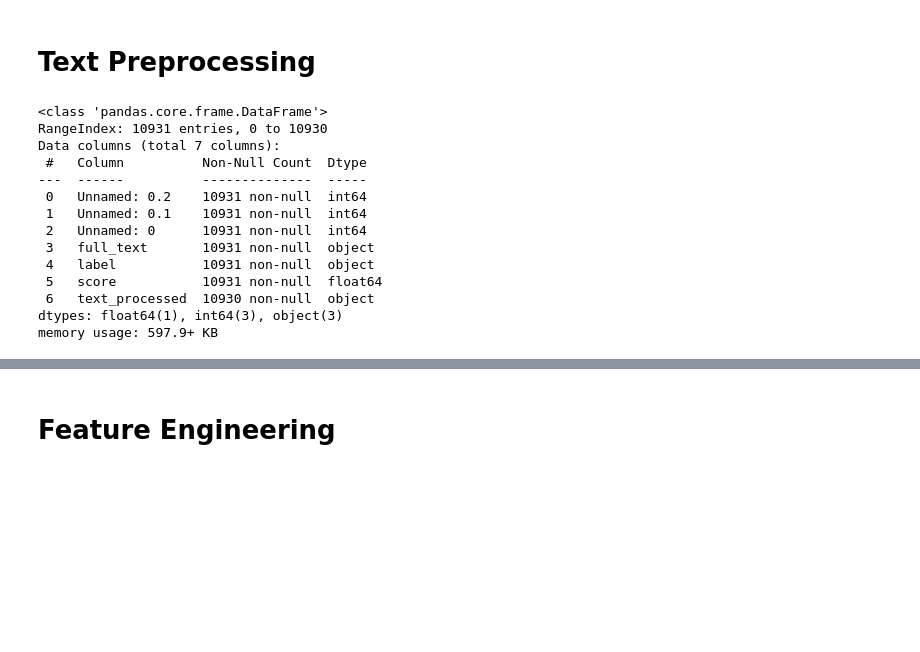
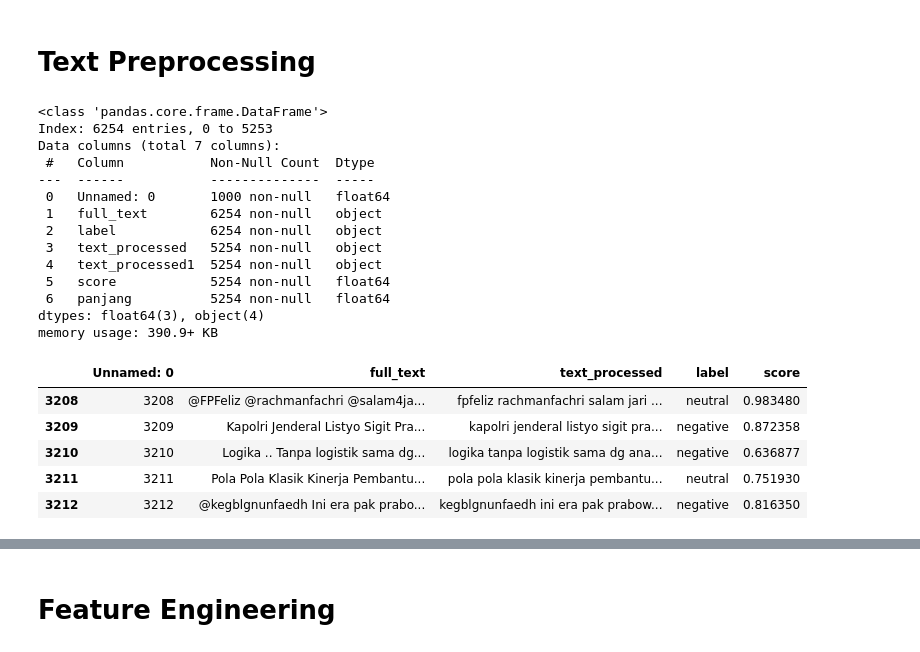
Before and after one commit to amongnikol/analisis_sentimen_prabowo, a Jupyter notebook: prabowo.ipynb, the cells around one changed output, grey strips where cells are left out. Cells and saved outputs as stored; diff of their text form; code cells hidden in the pictures; blank space fills up the shorter version.

```diff
--- a/prabowo.ipynb
+++ b/prabowo.ipynb
@@ -36,23 +36,34 @@ from tensorflow.keras.utils import to_categorical
 [nltk_data] Downloading package punkt_tab to
 [nltk_data]     C:\Users\akmal\AppData\Roaming\nltk_data...
 [nltk_data]   Package punkt_tab is already up-to-date!
+# %%
+import pandas as pd
+
+pd.set_option('display.max_columns', None)  # Tampilkan semua kolom
+pd.set_option('display.max_rows', 100)      # Bisa disesuaikan untuk baris
+pd.set_option('display.width', None)        # Biarkan lebar layar fleksibel
+pd.set_option('display.max_colwidth', None) # Tampilkan isi kolom panjang
 # %% [markdown]
 # Text Preprocessing
 # %%
-df = pd.read_csv('dataset/text/prabowo_clean_text.csv')
+
+df = pd.read_csv('dataset/prabowo_w11wo_90.csv')
+df1 = pd.read_csv('dataset/text/prabowo_text_positive1000.csv')
+df1 = df1.rename(columns={'text':'full_text'})
+df = pd.concat([df1, df], axis=0)
 df.info()
 # %% [output]
 <class 'pandas.core.frame.DataFrame'>
-RangeIndex: 10931 entries, 0 to 10930
+Index: 6254 entries, 0 to 5253
 Data columns (total 7 columns):
- #   Column          Non-Null Count  Dtype
----  ------          --------------  -----
- 0   Unnamed: 0.2    10931 non-null  int64
- 1   Unnamed: 0.1    10931 non-null  int64
- 2   Unnamed: 0      10931 non-null  int64
- 3   full_text       10931 non-null  object
- 4   label           10931 non-null  object
- 5   score           10931 non-null  float64
- 6   text_processed  10930 non-null  object
-dtypes: float64(1), int64(3), object(3)
-memory usage: 597.9+ KB
+ #   Column           Non-Null Count  Dtype
+---  ------           --------------  -----
+ 0   Unnamed: 0       1000 non-null   float64
+ 1   full_text        6254 non-null   object
+ 2   label            6254 non-null   object
+ 3   text_processed   5254 non-null   object
+ 4   text_processed1  5254 non-null   object
+ 5   score            5254 non-null   float64
+ 6   panjang          5254 non-null   float64
+dtypes: float64(3), object(4)
+memory usage: 390.9+ KB
@@ -60,0 +72,9 @@ df = df.dropna()
+# %%
+df.tail()
+# %% [output]
+|  | Unnamed: 0 | full_text | text_processed | label | score |
+| 3208 | 3208 | @FPFeliz @rachmanfachri @salam4ja... | fpfeliz rachmanfachri salam jari ... | neutral | 0.983480 |
+| 3209 | 3209 | Kapolri Jenderal Listyo Sigit Pra... | kapolri jenderal listyo sigit pra... | negative | 0.872358 |
+| 3210 | 3210 | Logika ..️ Tanpa logistik sama dg... | logika tanpa logistik sama dg ana... | negative | 0.636877 |
+| 3211 | 3211 | Pola Pola Klasik Kinerja Pembantu... | pola pola klasik kinerja pembantu... | neutral | 0.751930 |
+| 3212 | 3212 | @kegblgnunfaedh Ini era pak prabo... | kegblgnunfaedh ini era pak prabow... | negative | 0.816350 |
```
Also changed, not shown: parts of 23 cells of this notebook, 59 other files.
